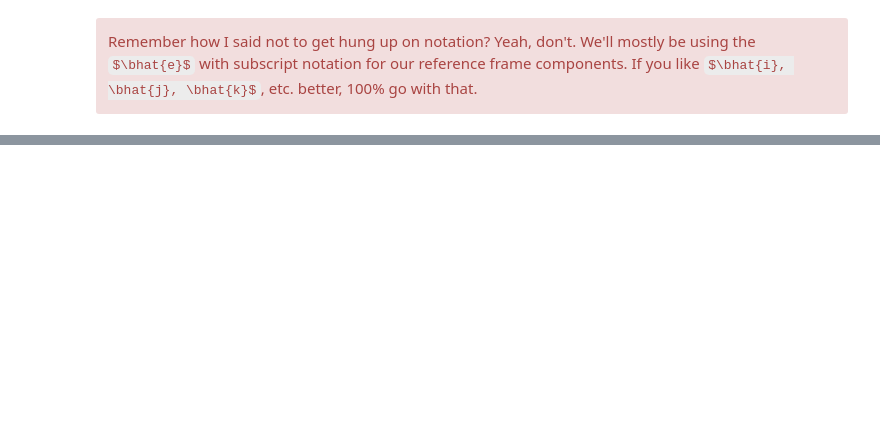
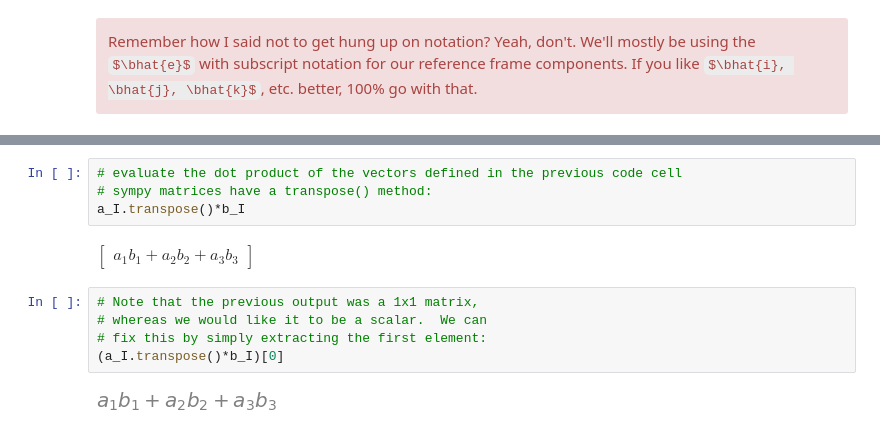
Before and after one commit to dsavransky/astrodynamicsbook, a Jupyter notebook: Notebooks/01-Introduction.ipynb, the cells around one changed output, grey strips where cells are left out. Drawn from its saved outputs; the diff is of its cells as text; some formulas as TeX source; blank space fills up the shorter version.

```diff
--- a/Notebooks/01-Introduction.ipynb
+++ b/Notebooks/01-Introduction.ipynb
@@ -232,0 +480,13 @@ Remember how I said not to get hung up on notation?  Yeah, don't.  We'll mostly
+# %%
+# evaluate the dot product of the vectors defined in the previous code cell
+# sympy matrices have a transpose() method:
+a_I.transpose()*b_I
+# %% [output]
+$\displaystyle \left[\begin{matrix}a_{1} b_{1} + a_{2} b_{2} + a_{3} b_{3}\end{matrix}\right]$
+# %%
+# Note that the previous output was a 1x1 matrix,
+# whereas we would like it to be a scalar.  We can
+# fix this by simply extracting the first element:
+(a_I.transpose()*b_I)[0]
+# %% [output]
+[figure, added]
```
Also changed, not shown: parts of 66 cells of this notebook, 6 other files.
